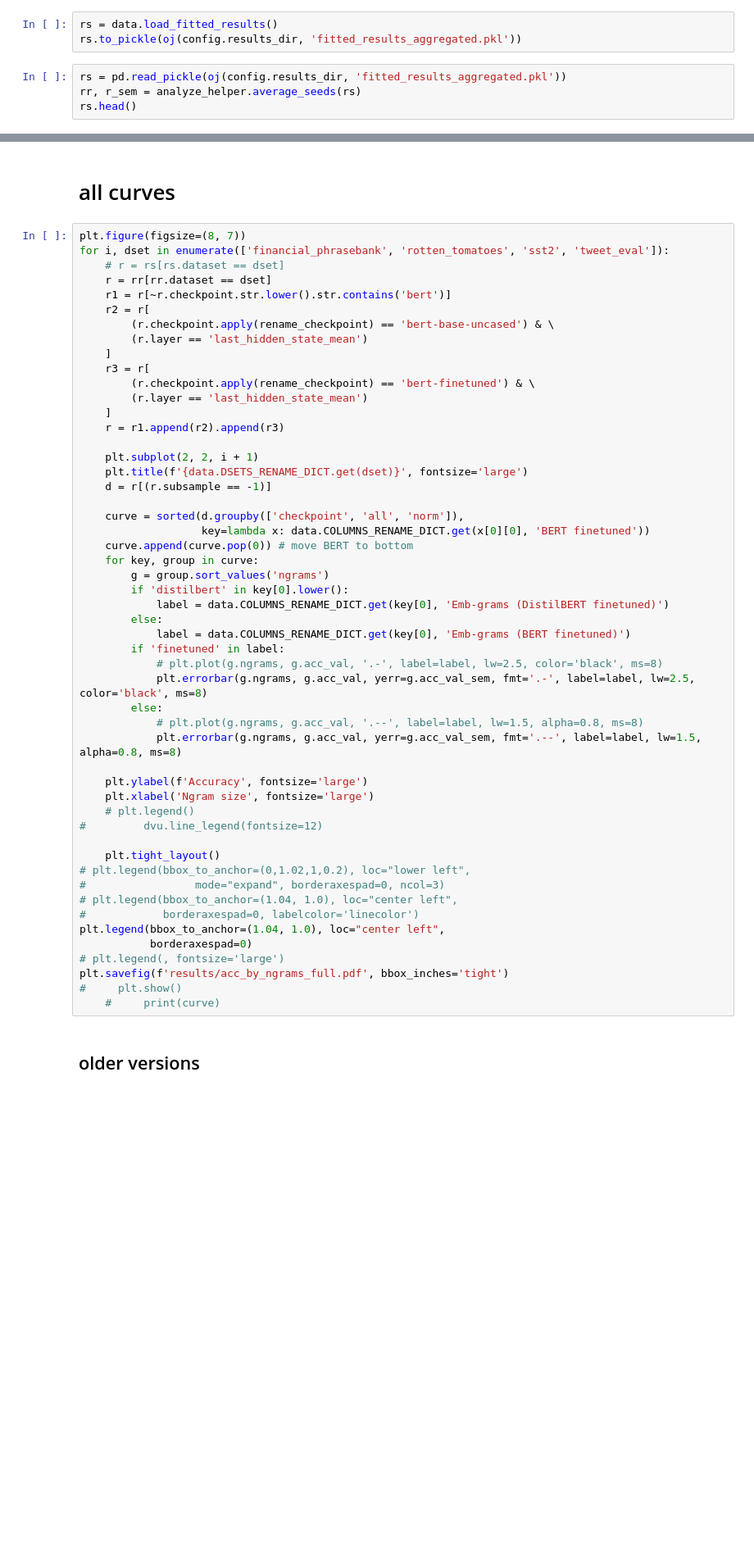
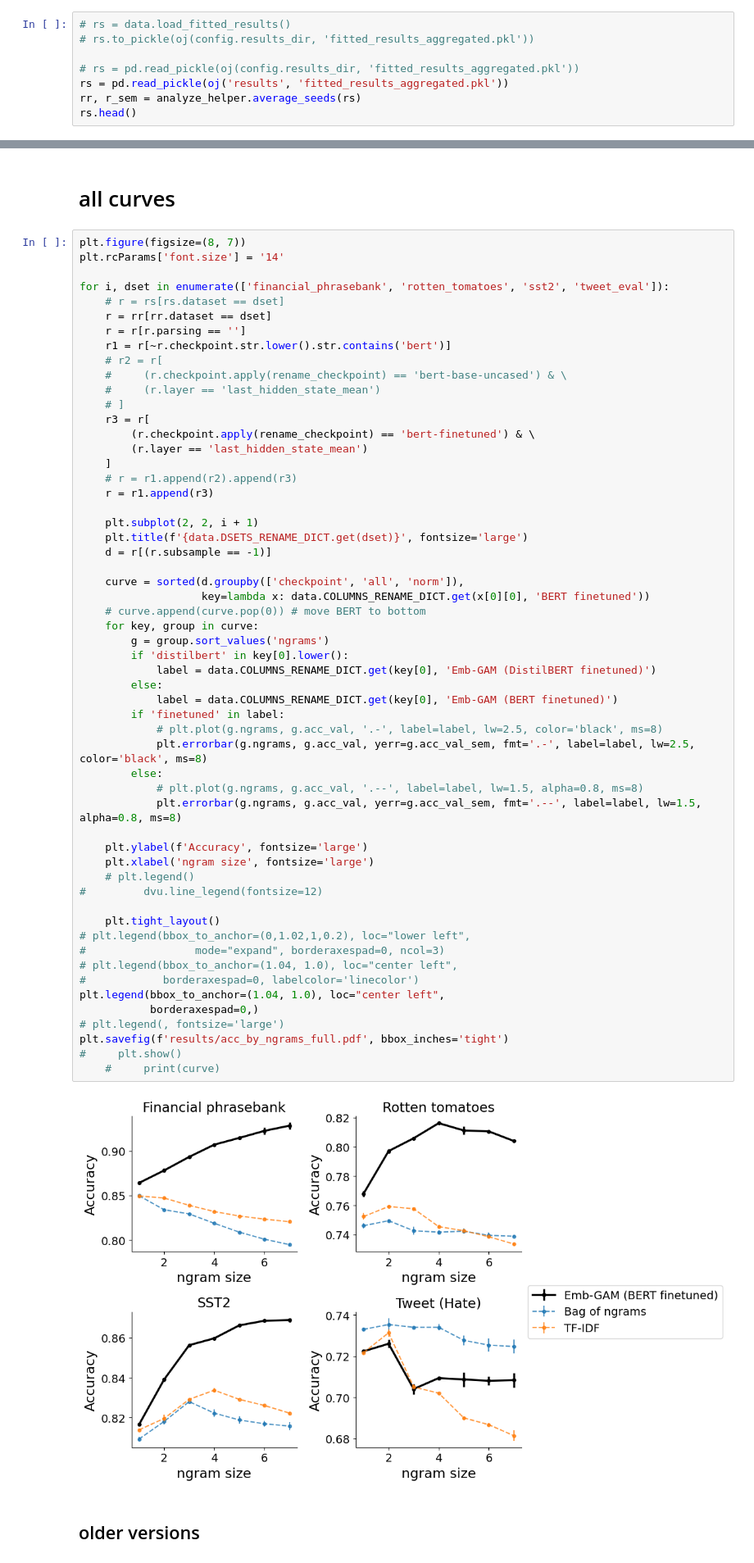
Before and after one commit to csinva/imodelsX, a Jupyter notebook: 04_analyze_acc.ipynb, the cells around one changed output, grey strips where cells are left out. Shown at 82% size. Cells and saved outputs as stored; diff of their text form; blank space fills up the shorter version.

```diff
--- a/04_analyze_acc.ipynb
+++ b/04_analyze_acc.ipynb
@@ -29,8 +26,9 @@ pd.set_option('display.max_rows', None)
-# %%
-rs = data.load_fitted_results()
-rs.to_pickle(oj(config.results_dir, 'fitted_results_aggregated.pkl'))
 # %%
-rs = pd.read_pickle(oj(config.results_dir, 'fitted_results_aggregated.pkl'))
+# rs = data.load_fitted_results()
+# rs.to_pickle(oj(config.results_dir, 'fitted_results_aggregated.pkl'))
+
+# rs = pd.read_pickle(oj(config.results_dir, 'fitted_results_aggregated.pkl'))
+rs = pd.read_pickle(oj('results', 'fitted_results_aggregated.pkl'))
 rr, r_sem = analyze_helper.average_seeds(rs)
 rs.head()
 # %% [output]
@@ -195,56 +178,62 @@ DistilBERT                                 &  87.5\% $\pm$ 0.11\% &  81.7\% $\pm
 # all curves
 # %%
 plt.figure(figsize=(8, 7))
+plt.rcParams['font.size'] = '14'
+
 for i, dset in enumerate(['financial_phrasebank', 'rotten_tomatoes', 'sst2', 'tweet_eval']):
     # r = rs[rs.dataset == dset]
     r = rr[rr.dataset == dset]
+    r = r[r.parsing == '']
     r1 = r[~r.checkpoint.str.lower().str.contains('bert')]
-    r2 = r[
-        (r.checkpoint.apply(rename_checkpoint) == 'bert-base-uncased') & \
-        (r.layer == 'last_hidden_state_mean')
-    ]
+    # r2 = r[
+    #     (r.checkpoint.apply(rename_checkpoint) == 'bert-base-uncased') & \
+    #     (r.layer == 'last_hidden_state_mean')
+    # ]
     r3 = r[
         (r.checkpoint.apply(rename_checkpoint) == 'bert-finetuned') & \
         (r.layer == 'last_hidden_state_mean')
     ]
-    r = r1.append(r2).append(r3)
+    # r = r1.append(r2).append(r3)
+    r = r1.append(r3)
 
     plt.subplot(2, 2, i + 1)
     plt.title(f'{data.DSETS_RENAME_DICT.get(dset)}', fontsize='large')
     d = r[(r.subsample == -1)]
 
     curve = sorted(d.groupby(['checkpoint', 'all', 'norm']),
                    key=lambda x: data.COLUMNS_RENAME_DICT.get(x[0][0], 'BERT finetuned'))
-    curve.append(curve.pop(0)) # move BERT to bottom
+    # curve.append(curve.pop(0)) # move BERT to bottom
     for key, group in curve:
         g = group.sort_values('ngrams')
         if 'distilbert' in key[0].lower():
-            label = data.COLUMNS_RENAME_DICT.get(key[0], 'Emb-grams (DistilBERT finetuned)')
+            label = data.COLUMNS_RENAME_DICT.get(key[0], 'Emb-GAM (DistilBERT finetuned)')
         else:
-            label = data.COLUMNS_RENAME_DICT.get(key[0], 'Emb-grams (BERT finetuned)')
+            label = data.COLUMNS_RENAME_DICT.get(key[0], 'Emb-GAM (BERT finetuned)')
         if 'finetuned' in label:
             # plt.plot(g.ngrams, g.acc_val, '.-', label=label, lw=2.5, color='black', ms=8)
             plt.errorbar(g.ngrams, g.acc_val, yerr=g.acc_val_sem, fmt='.-', label=label, lw=2.5, color='black', ms=8)
         else:
             # plt.plot(g.ngrams, g.acc_val, '.--', label=label, lw=1.5, alpha=0.8, ms=8)
             plt.errorbar(g.ngrams, g.acc_val, yerr=g.acc_val_sem, fmt='.--', label=label, lw=1.5, alpha=0.8, ms=8)
 
     plt.ylabel(f'Accuracy', fontsize='large')
-    plt.xlabel('Ngram size', fontsize='large')
+    plt.xlabel('ngram size', fontsize='large')
     # plt.legend()
 #         dvu.line_legend(fontsize=12)
 
     plt.tight_layout()
 # plt.legend(bbox_to_anchor=(0,1.02,1,0.2), loc="lower left",
 #                 mode="expand", borderaxespad=0, ncol=3)
 # plt.legend(bbox_to_anchor=(1.04, 1.0), loc="center left",
 #            borderaxespad=0, labelcolor='linecolor')
 plt.legend(bbox_to_anchor=(1.04, 1.0), loc="center left",
-           borderaxespad=0)
+           borderaxespad=0,)
 # plt.legend(, fontsize='large')
 plt.savefig(f'results/acc_by_ngrams_full.pdf', bbox_inches='tight')
 #     plt.show()
     #     print(curve)
+# %% [output]
+[figure, added]
 # %% [markdown]
 ## older versions
 # %%
```
Also changed, not shown: parts of 5 cells of this notebook, 5 other files.
